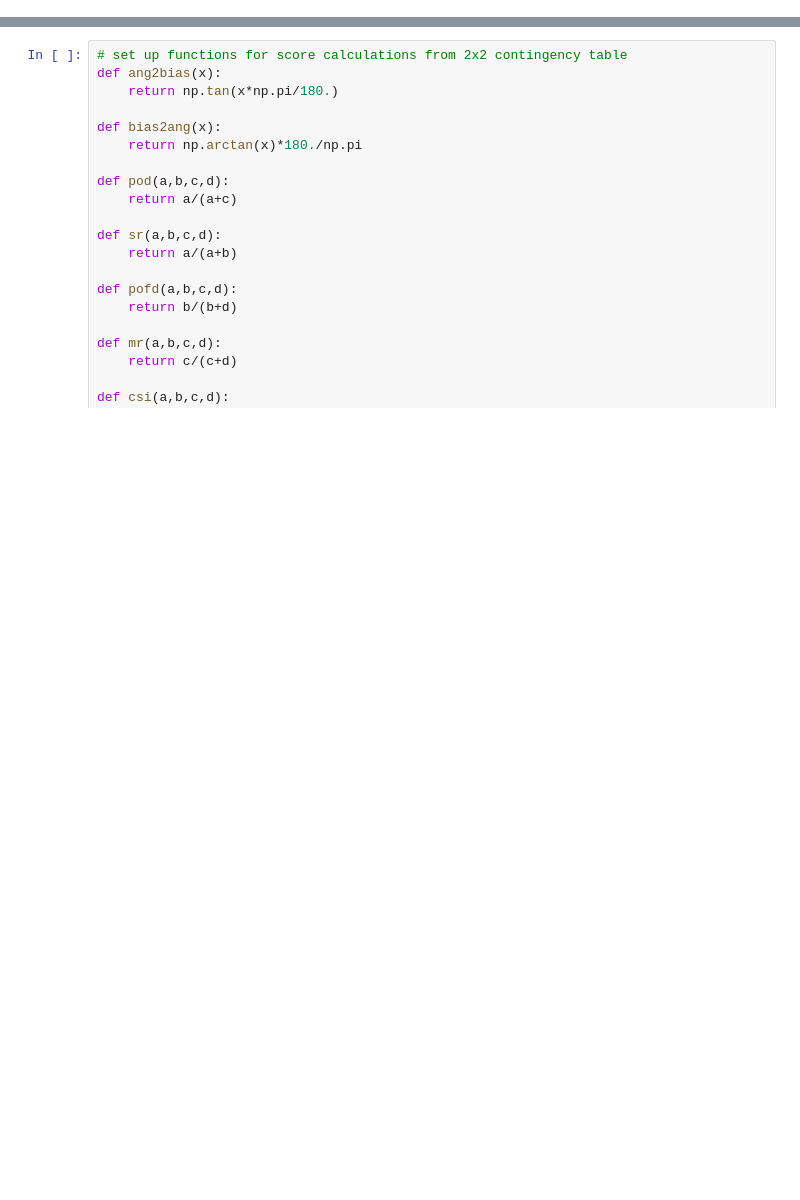
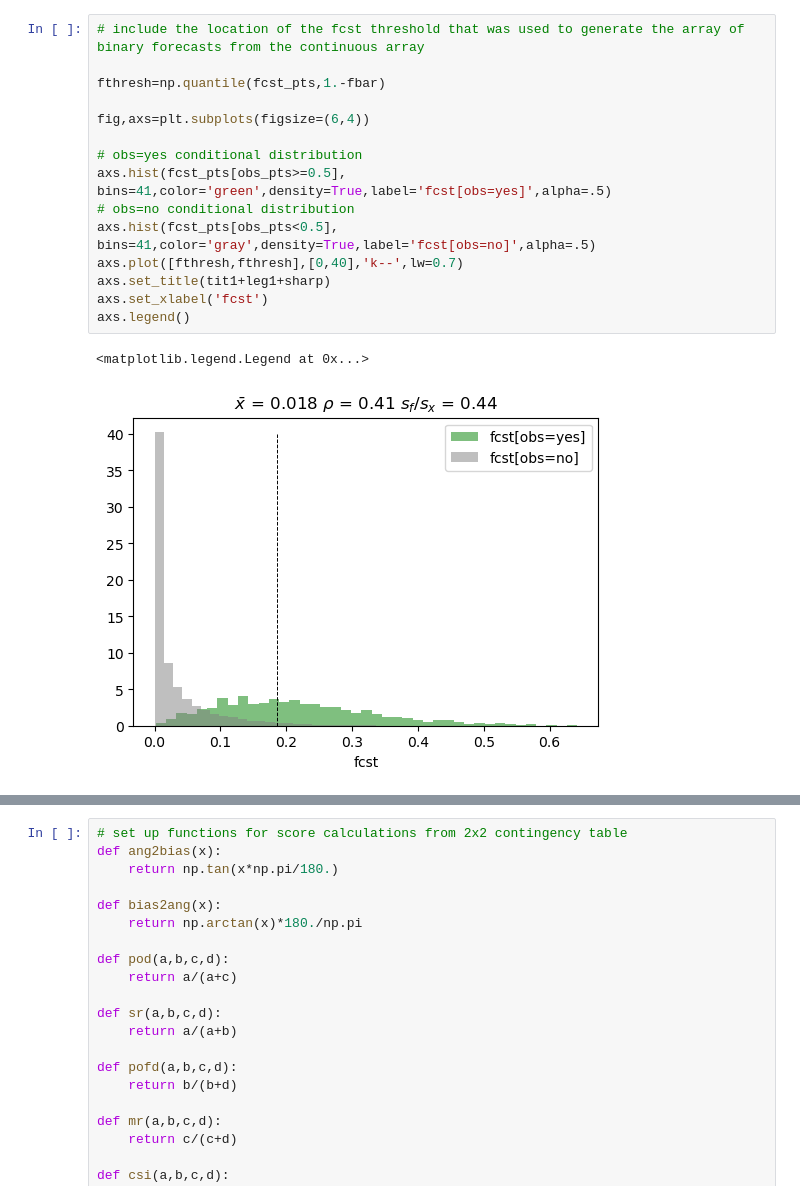
Before and after one commit to baldwin-ou/verification, a Jupyter notebook: generate_synth_data.ipynb, the cells around one changed output, grey strips where cells are left out. Drawn from its saved outputs; the diff is of its cells as text; blank space fills up the shorter version.

```diff
--- a/generate_synth_data.ipynb
+++ b/generate_synth_data.ipynb
@@ -93,0 +115,18 @@ POD =  0.5490196078431373
+# %%
+# include the location of the fcst threshold that was used to generate the array of binary forecasts from the continuous array
+
+fthresh=np.quantile(fcst_pts,1.-fbar)
+
+fig,axs=plt.subplots(figsize=(6,4))
+
+# obs=yes conditional distribution
+axs.hist(fcst_pts[obs_pts>=0.5], bins=41,color='green',density=True,label='fcst[obs=yes]',alpha=.5)
+# obs=no conditional distribution
+axs.hist(fcst_pts[obs_pts<0.5], bins=41,color='gray',density=True,label='fcst[obs=no]',alpha=.5)
+axs.plot([fthresh,fthresh],[0,40],'k--',lw=0.7)
+axs.set_title(tit1+leg1+sharp)
+axs.set_xlabel('fcst')
+axs.legend()
+# %% [output]
+<matplotlib.legend.Legend at 0x...>
+[figure, added]
```
Also changed, not shown: parts of 36 cells of this notebook.
